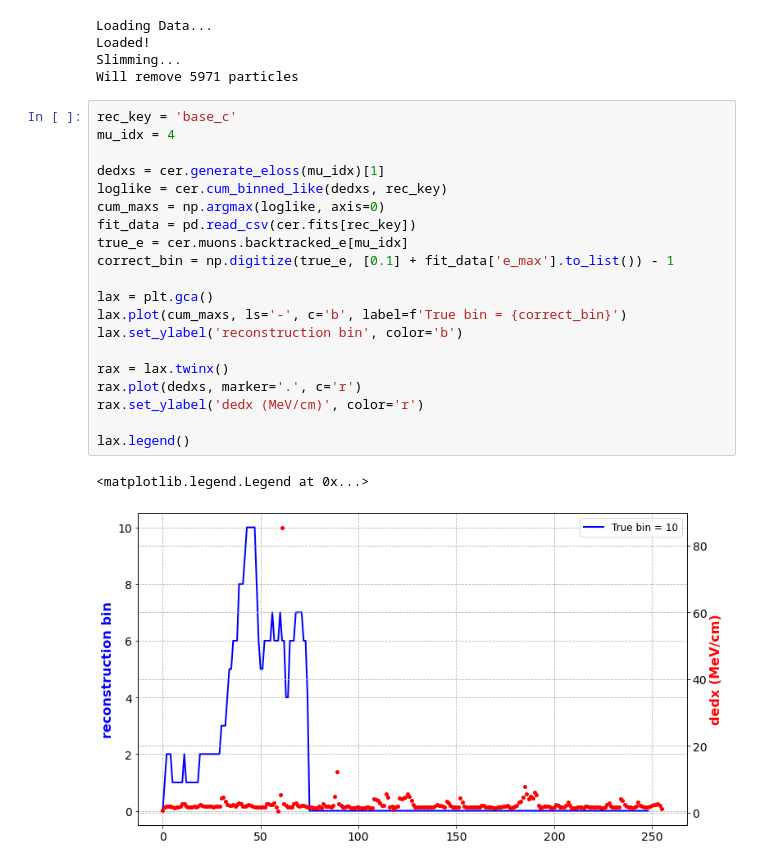
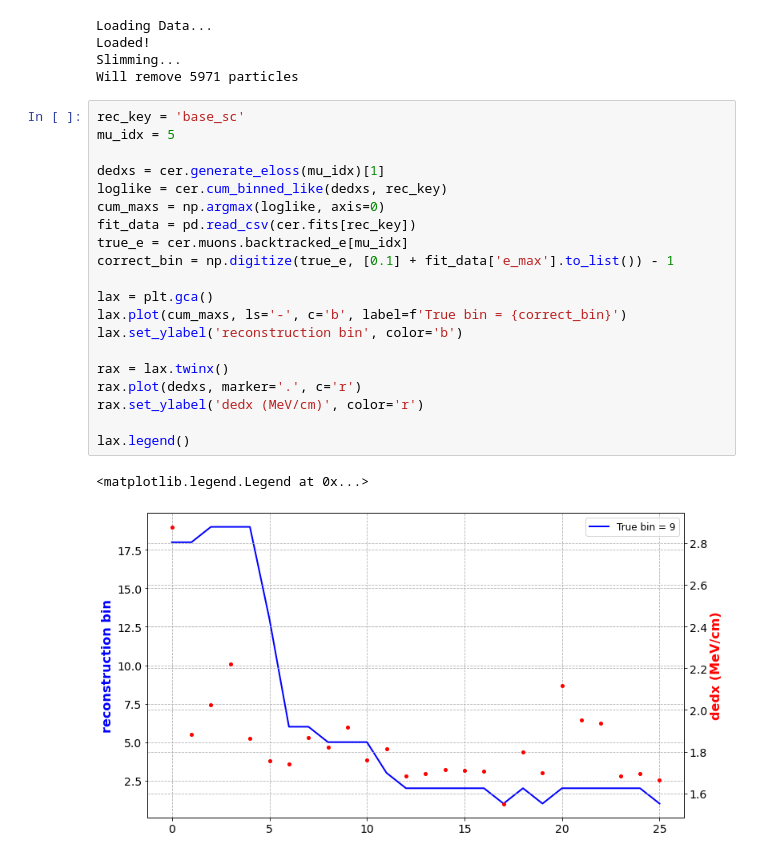
Before and after one commit to socrossley/Cosmic_Muon_CER, a Jupyter notebook: Untitled.ipynb, the cells around one changed output. Drawn from its saved outputs; the diff is of its cells as text.

```diff
--- a/Untitled.ipynb
+++ b/Untitled.ipynb
@@ -13,25 +13,25 @@ Loaded!
 Slimming...
 Will remove 5971 particles
 # %%
-rec_key = 'base_c'
-mu_idx = 4
+rec_key = 'base_sc'
+mu_idx = 5
 
 dedxs = cer.generate_eloss(mu_idx)[1]
 loglike = cer.cum_binned_like(dedxs, rec_key)
 cum_maxs = np.argmax(loglike, axis=0)
 fit_data = pd.read_csv(cer.fits[rec_key])
 true_e = cer.muons.backtracked_e[mu_idx]
 correct_bin = np.digitize(true_e, [0.1] + fit_data['e_max'].to_list()) - 1
 
 lax = plt.gca()
 lax.plot(cum_maxs, ls='-', c='b', label=f'True bin = {correct_bin}')
 lax.set_ylabel('reconstruction bin', color='b')
 
 rax = lax.twinx()
 rax.plot(dedxs, marker='.', c='r')
 rax.set_ylabel('dedx (MeV/cm)', color='r')
 
 lax.legend()
 # %% [output]
 <matplotlib.legend.Legend at 0x...>
-[figure, old version]
+[figure, new version]
```
Also changed, not shown: 3 other files.
